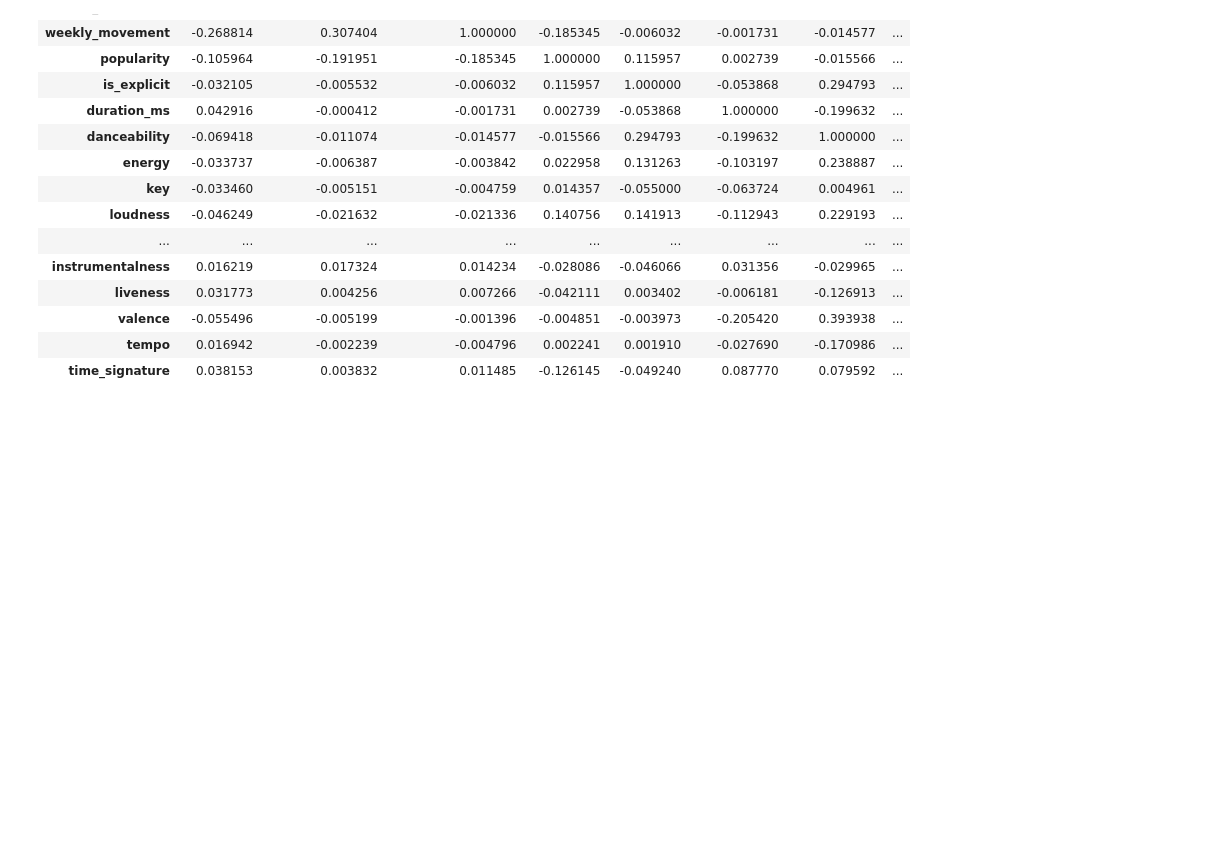
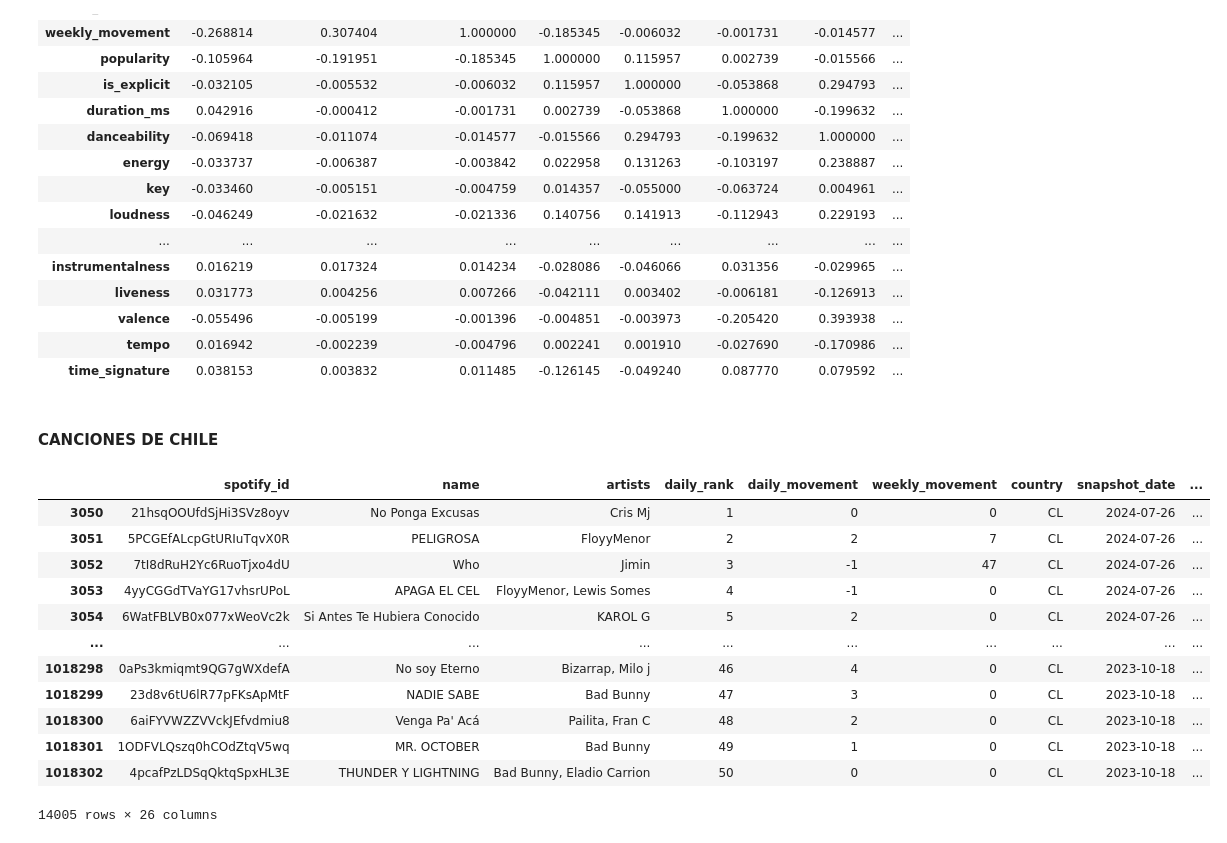
Before and after one commit to Vikktor93/DataScience-Spotify, a Jupyter notebook: 000_analisis_exploratorio.ipynb, the cells around one changed output. Drawn from its saved outputs; the diff is of its cells as text; code cells hidden in the pictures; blank space fills up the shorter version.

```diff
--- a/000_analisis_exploratorio.ipynb
+++ b/000_analisis_exploratorio.ipynb
@@ -93,3 +93,22 @@ df.corr(numeric_only=True)
 | valence | -0.055496 | -0.005199 | -0.001396 | -0.004851 | -0.003973 | -0.205420 | 0.393938 | ... |
 | tempo | 0.016942 | -0.002239 | -0.004796 | 0.002241 | 0.001910 | -0.027690 | -0.170986 | ... |
 | time_signature | 0.038153 | 0.003832 | 0.011485 | -0.126145 | -0.049240 | 0.087770 | 0.079592 | ... |
+# %% [markdown]
+#### **CANCIONES DE CHILE**
+# %%
+df_chile = df[df['country'] == 'CL']
+df_chile
+# %% [output]
+|  | spotify_id | name | artists | daily_rank | daily_movement | weekly_movement | country | snapshot_date | ... |
+| 3050 | 21hsqOOUfdSjHi3SVz8oyv | No Ponga Excusas | Cris Mj | 1 | 0 | 0 | CL | 2024-07-26 | ... |
+| 3051 | 5PCGEfALcpGtURIuTqvX0R | PELIGROSA | FloyyMenor | 2 | 2 | 7 | CL | 2024-07-26 | ... |
+| 3052 | 7tI8dRuH2Yc6RuoTjxo4dU | Who | Jimin | 3 | -1 | 47 | CL | 2024-07-26 | ... |
+| 3053 | 4yyCGGdTVaYG17vhsrUPoL | APAGA EL CEL | FloyyMenor, Lewis Somes | 4 | -1 | 0 | CL | 2024-07-26 | ... |
+| 3054 | 6WatFBLVB0x077xWeoVc2k | Si Antes Te Hubiera Conocido | KAROL G | 5 | 2 | 0 | CL | 2024-07-26 | ... |
+| ... | ... | ... | ... | ... | ... | ... | ... | ... | ... |
+| 1018298 | 0aPs3kmiqmt9QG7gWXdefA | No soy Eterno | Bizarrap, Milo j | 46 | 4 | 0 | CL | 2023-10-18 | ... |
+| 1018299 | 23d8v6tU6lR77pFKsApMtF | NADIE SABE | Bad Bunny | 47 | 3 | 0 | CL | 2023-10-18 | ... |
+| 1018300 | 6aiFYVWZZVVckJEfvdmiu8 | Venga Pa' Acá | Pailita, Fran C | 48 | 2 | 0 | CL | 2023-10-18 | ... |
+| 1018301 | 1ODFVLQszq0hCOdZtqV5wq | MR. OCTOBER | Bad Bunny | 49 | 1 | 0 | CL | 2023-10-18 | ... |
+| 1018302 | 4pcafPzLDSqQktqSpxHL3E | THUNDER Y LIGHTNING | Bad Bunny, Eladio Carrion | 50 | 0 | 0 | CL | 2023-10-18 | ... |
+14005 rows × 26 columns
```
Also changed, not shown: parts of 4 cells of this notebook.
